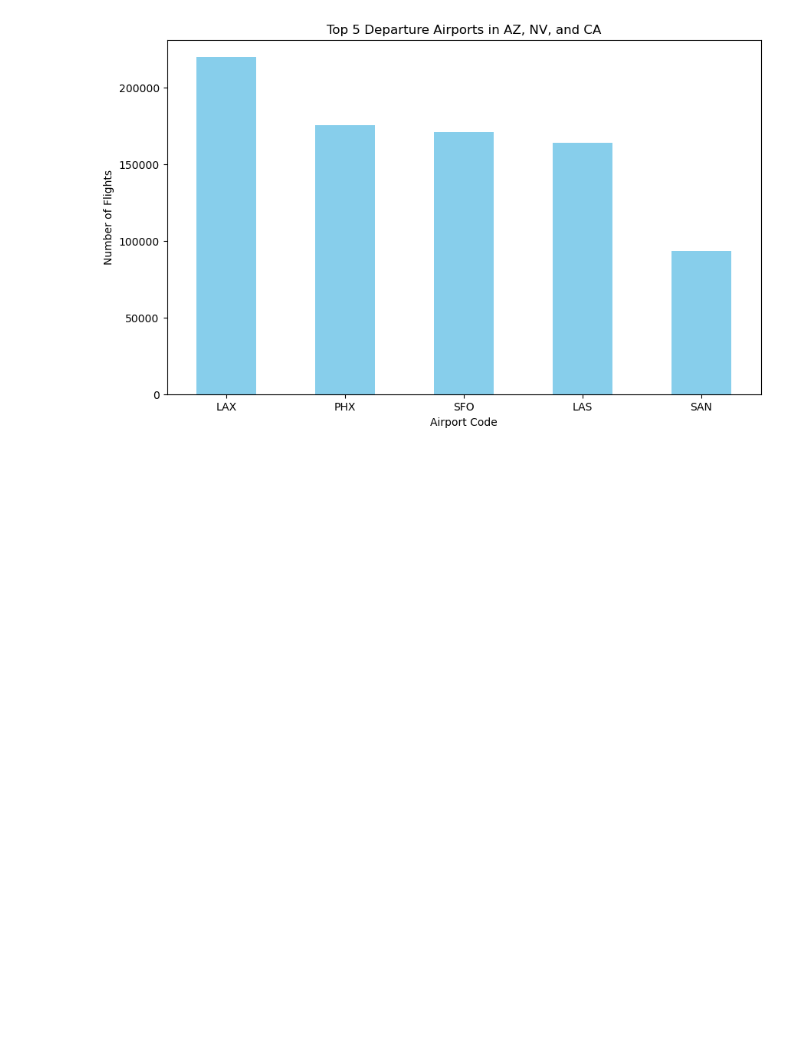
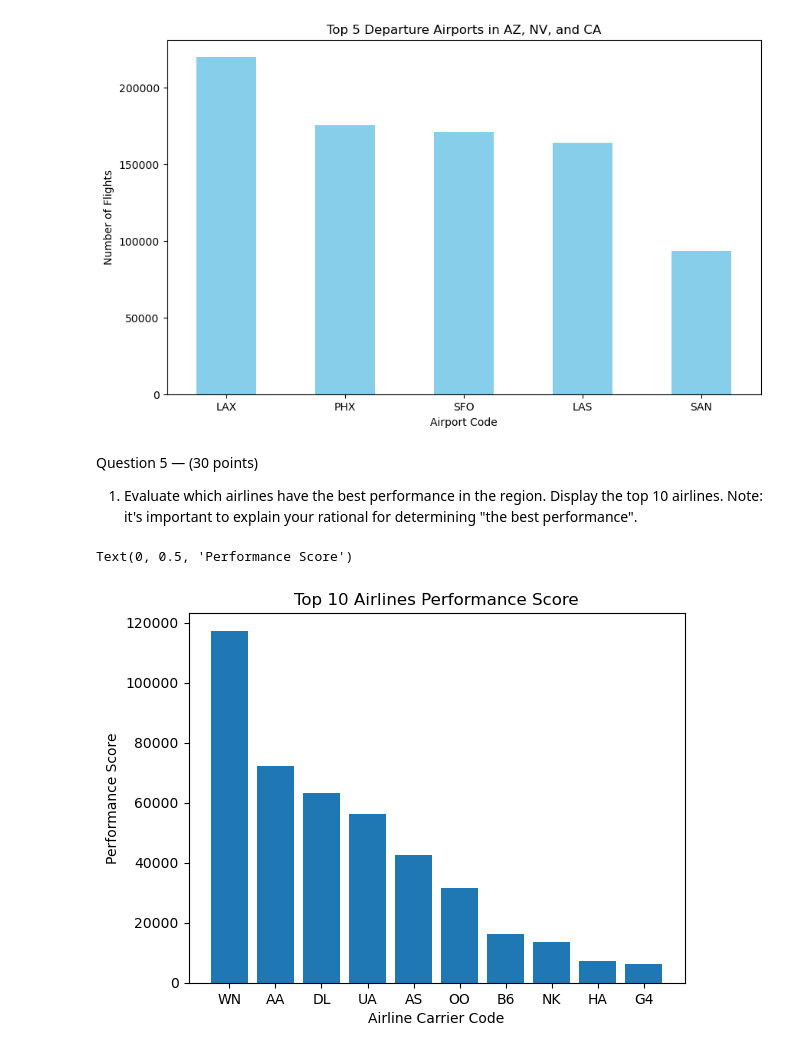
Before and after one commit to narraje/DSPracticum1, a Jupyter notebook: dsGroupProject.ipynb, the cells around one changed output. Cells and saved outputs as stored; diff of their text form; code cells hidden in the pictures; blank space fills up the shorter version.

Commit message:
Add files via upload
I did question number 5.

```diff
--- a/dsGroupProject.ipynb
+++ b/dsGroupProject.ipynb
@@ -109,3 +109,28 @@ plt.xticks(rotation=0)
 plt.show()
 # %% [output]
 [figure]
+# %% [markdown]
+Question 5 — (30 points)
+
+1. Evaluate which airlines have the best performance in the region. Display the top 10 airlines.
+Note: it's important to explain your rational for determining "the best performance".
+# %%
+# Gathering the data for the top 10 airlines
+airline_data['FLIGHT_TIME_IN_HOURS'] = round(airline_data['ELAPSED_TIME']/60,2)
+airline_data_by_metrics = airline_data.groupby('CARRIER_CODE', observed=False).agg({
+    'FLIGHT_TIME_IN_HOURS': 'sum',
+    'DEP_DELAY': 'mean',
+    'ARR_DELAY': 'mean'
+}).reset_index()
+airline_data_by_metrics['AVERAGE_DELAY'] = (airline_data_by_metrics['DEP_DELAY'] + airline_data_by_metrics['ARR_DELAY']) / 2
+airline_data_by_metrics['PERFORMANCE'] = airline_data_by_metrics['FLIGHT_TIME_IN_HOURS'] / airline_data_by_metrics['AVERAGE_DELAY']
+best_airlines = airline_data_by_metrics.sort_values(by='PERFORMANCE', ascending=False).head(10)
+# %%
+# Plotting the top 10 airlines based off a performance metric
+plt.bar(best_airlines['CARRIER_CODE'],best_airlines['PERFORMANCE'])
+plt.title('Top 10 Airlines Performance Score')
+plt.xlabel('Airline Carrier Code')
+plt.ylabel('Performance Score')
+# %% [output]
+Text(0, 0.5, 'Performance Score')
+[figure, added]
```
Also changed, not shown: parts of 4 cells of this notebook.
